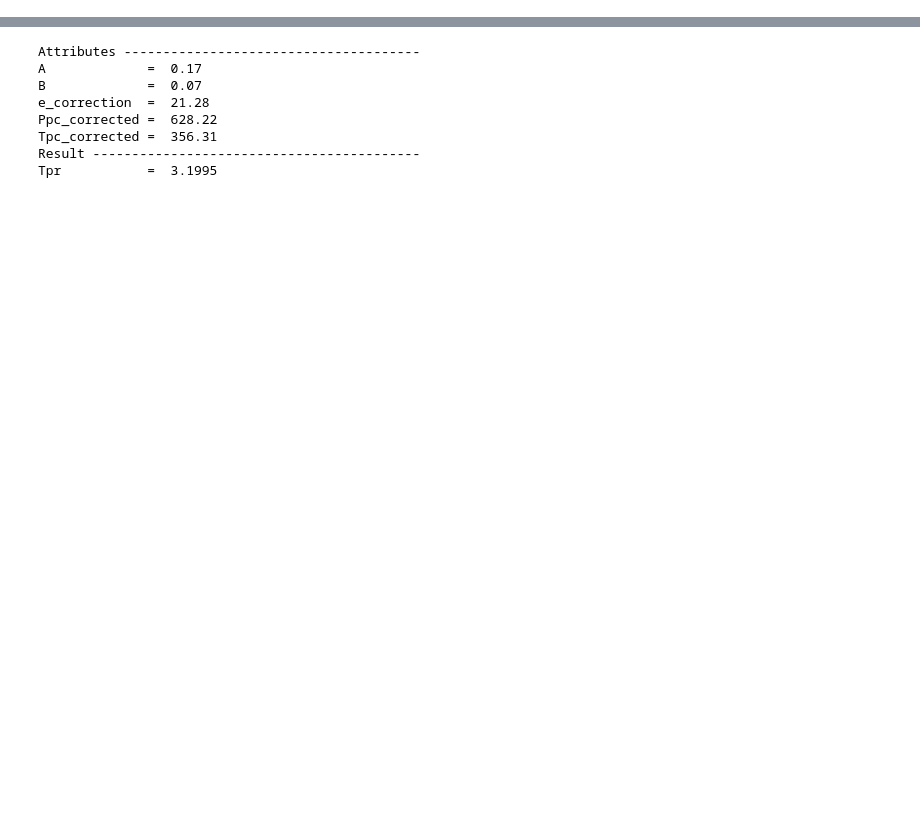
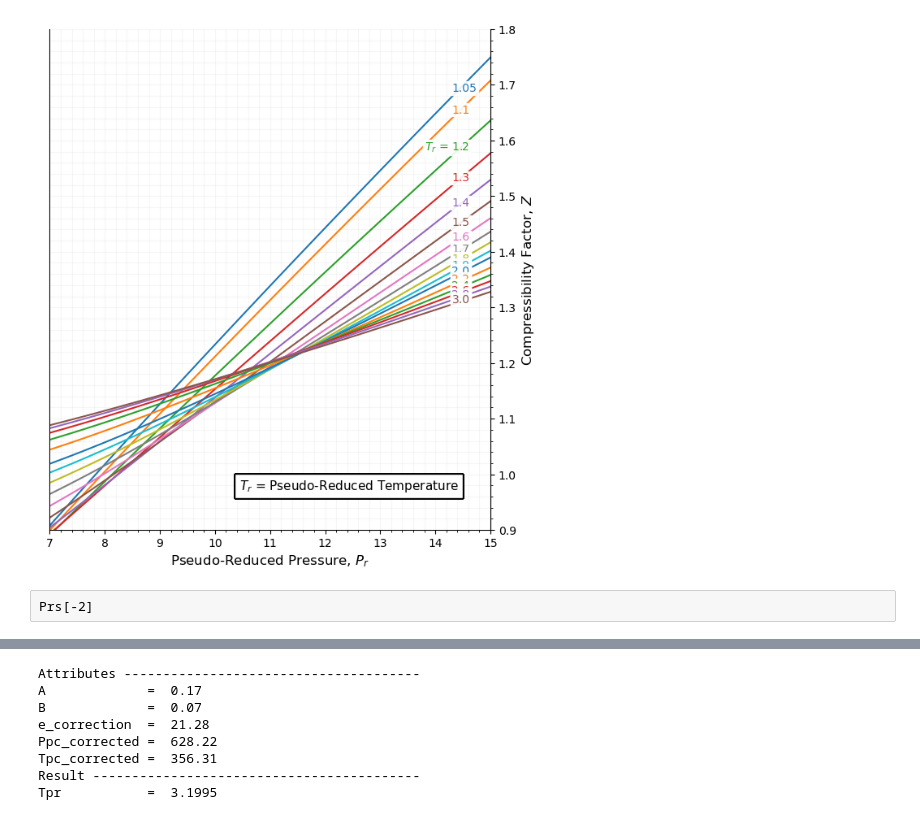
Before and after one commit to aegis4048/GasCompressibility-py, a Jupyter notebook: run.ipynb, the cells around one changed output, grey strips where cells are left out. Saved outputs shown, nothing was run; the diff lists cells and outputs as text; code cells hidden in the pictures; blank space fills up the shorter version.

```diff
--- a/run.ipynb
+++ b/run.ipynb
@@ -333,0 +443,49 @@ z_obj.calc_Z(sg=0.7, T=75, P=2010, CO2=0.1, H2S=0.07)
+# %%
+Prs = np.linspace(7, 15, 81)
+Trs = [1.05, 1.1, 1.2, 1.3, 1.4, 1.5, 1.6, 1.7, 1.8, 1.9, 2.0, 2.2, 2.4, 2.6, 2.8, 3.0]
+
+results = {Tr: [] for Tr in Trs}
+for Tr in Trs:
+    for Pr in Prs:
+        z = Z_factor().calc_Z(Tr=Tr, Pr=Pr, **{'maxiter': 1000})
+        results[Tr].append(z)
+# %%
+label_fontsize = 12
+
+fig, ax = plt.subplots(figsize=(7, 8))
+
+for Tr in Trs:
+
+    Zs = results[Tr]
+    idx_min = Zs.index(min(Zs))
+
+    p = ax.plot(Prs, Zs)
+    ax.set_ylim(0.9, 1.8)
+    ax.set_xlim(7, 15)
+
+    if Tr == 1.2:
+        t = ax.text(Prs[-8] - 0.5, Zs[-7], '$T_{r}$ = 1.2', color=p[0].get_color())
+        t.set_bbox(dict(facecolor='white', alpha=0.9, edgecolor='white', pad=1))
+    else:
+        t = ax.text(Prs[-8], Zs[-7], Tr, color=p[0].get_color())
+        t.set_bbox(dict(facecolor='white', alpha=0.9, edgecolor='white', pad=1))
+
+    ax.minorticks_on()
+    ax.grid(alpha=0.1)
+    ax.grid(b=True, which='minor', alpha=0.1)
+
+    ax.yaxis.tick_right()
+
+    ax.set_ylabel('Compressibility Factor, $Z$', fontsize=label_fontsize)
+    ax.yaxis.set_label_position('right')
+    ax.set_xlabel('Pseudo-Reduced Pressure, $P_{r}$', fontsize=label_fontsize)
+    ax.spines.top.set_visible(False)
+
+    ax.text(0.43, 0.08, '$T_{r}$ = Pseudo-Reduced Temperature', fontsize=11,
+            transform=ax.transAxes, bbox=dict(facecolor='white'))
+
+fig.savefig('zplot_2.png', dpi=200)
+# %% [output]
+[figure, added]
+# %% [raw]
+Prs[-2]
```
Also changed, not shown: parts of 15 cells of this notebook, 4 other files.
